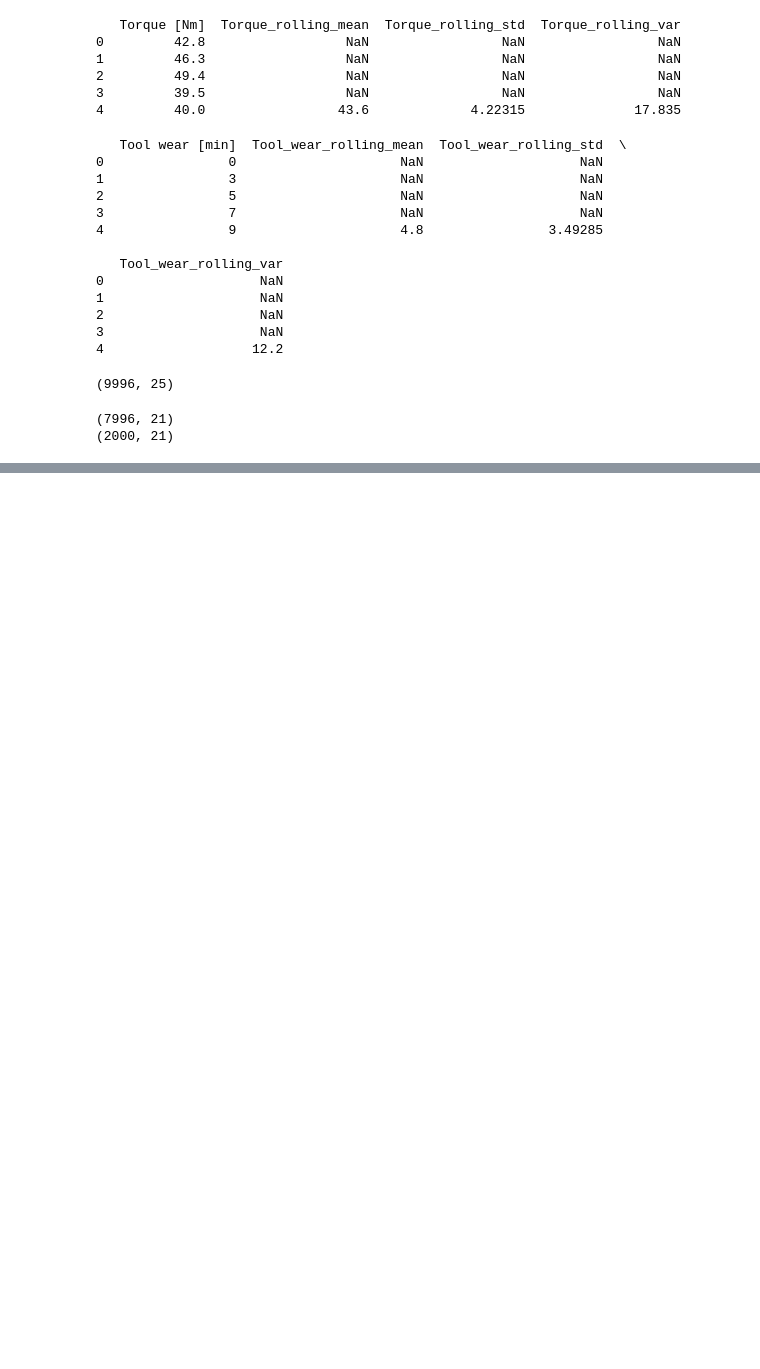
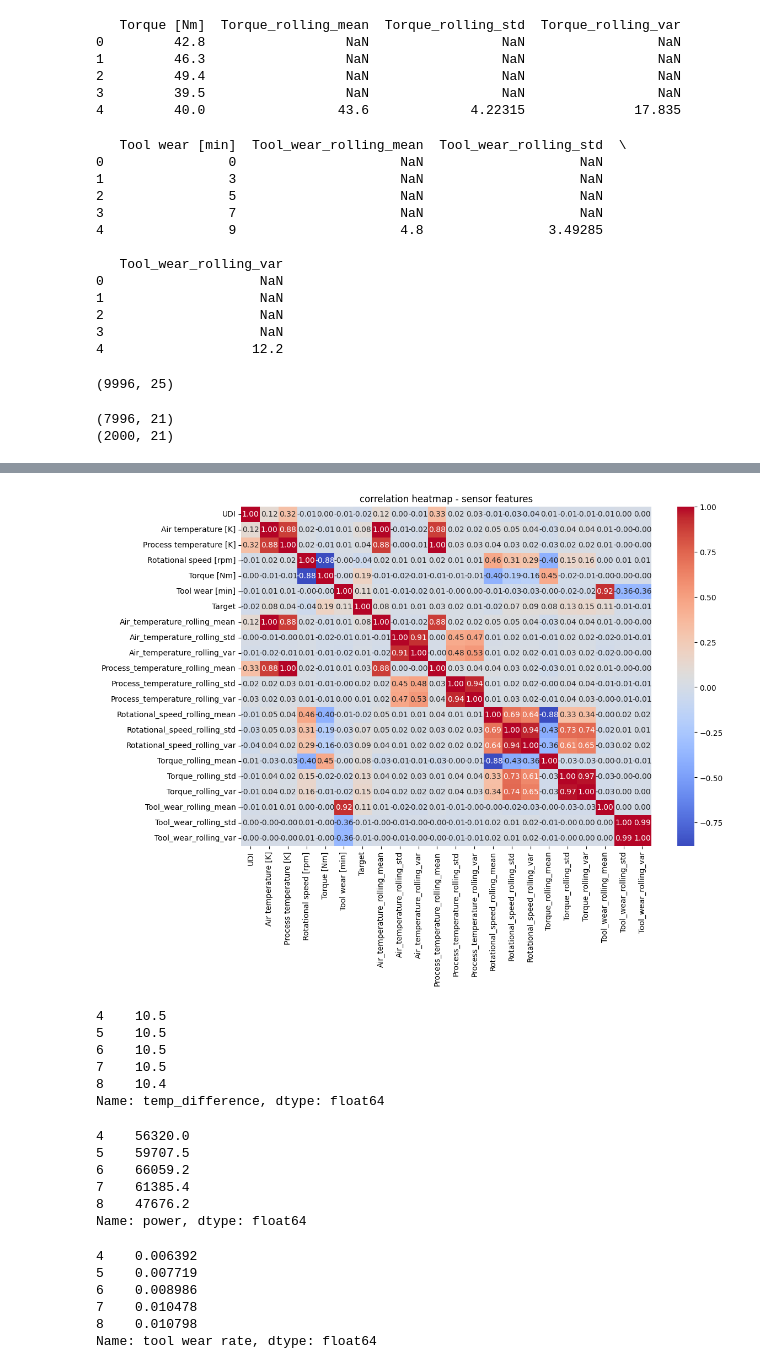
Before and after one commit to abinayasundaramoorthi/Predictive-maintenence-iot, a Jupyter notebook: project 2.ipynb, the cells around one changed output, grey strips where cells are left out. Drawn from its saved outputs; the diff is of its cells as text; code cells hidden in the pictures; blank space fills up the shorter version.

Commit message:
Add correlation heatmap, class imbalance countplot, temp_difference, power and tool_wear_rate features

```diff
--- a/project 2.ipynb
+++ b/project 2.ipynb
@@ -227,0 +242,37 @@ print(X_test.shape)
+# %%
+plt.figure(figsize=(12,8))
+sns.heatmap(df.corr(numeric_only=True),annot=True,fmt=".2f",cmap="coolwarm")
+plt.title("correlation heatmap - sensor features")
+plt.show()
+# %% [output]
+[figure, added]
+# %%
+df['temp_difference'] = df['Process temperature [K]'] - df['Air temperature [K]']
+print(df['temp_difference'].head())
+# %% [output]
+4    10.5
+5    10.5
+6    10.5
+7    10.5
+8    10.4
+Name: temp_difference, dtype: float64
+# %%
+df["power"]=df["Rotational speed [rpm]"]*df["Torque [Nm]"]
+print(df["power"].head())
+# %% [output]
+4    56320.0
+5    59707.5
+6    66059.2
+7    61385.4
+8    47676.2
+Name: power, dtype: float64
+# %%
+df["tool wear rate"]=df["Tool wear [min]"]/df["Rotational speed [rpm]"]
+print(df["tool wear rate"].head())
+# %% [output]
+4    0.006392
+5    0.007719
+6    0.008986
+7    0.010478
+8    0.010798
+Name: tool wear rate, dtype: float64
```
Also changed, not shown: parts of 2 cells of this notebook.
